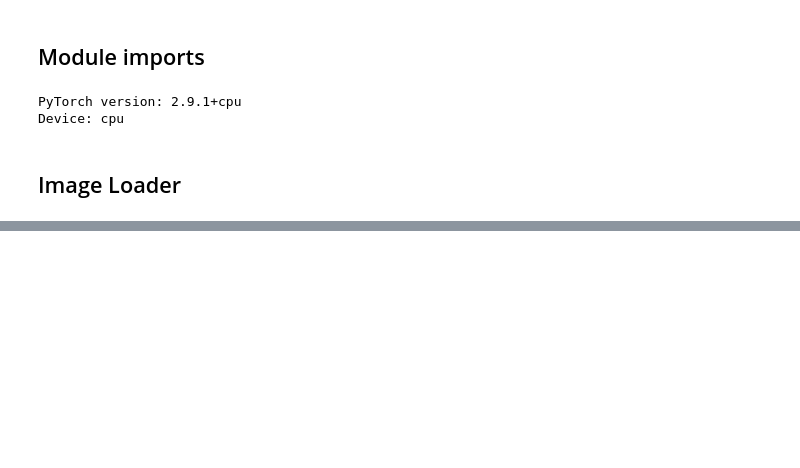
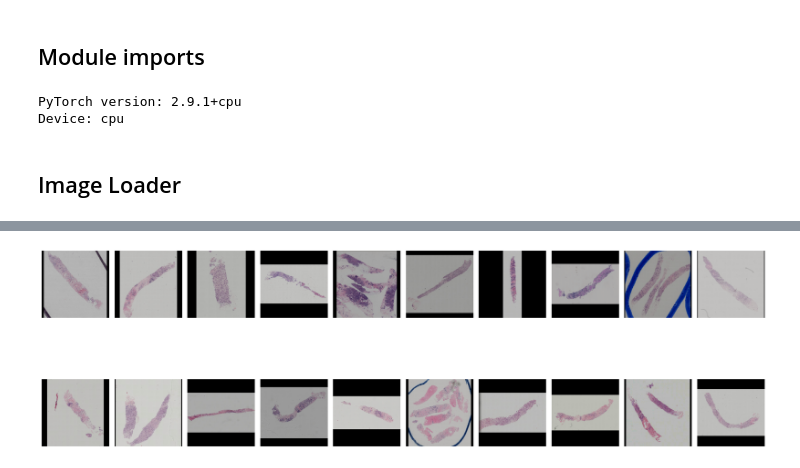
Before and after one commit to jonelrelucio/AN2DL-2025, a Jupyter notebook: challenge2/challenge2.ipynb, the cells around one changed output, grey strips where cells are left out. Saved outputs shown, nothing was run; the diff lists cells and outputs as text; code cells hidden in the pictures; blank space fills up the shorter version.

```diff
--- a/challenge2/challenge2.ipynb
+++ b/challenge2/challenge2.ipynb
@@ -65,11 +64,31 @@ def load_images_from_folder(folder, cache_path):
         img = cv2.imread(file_path)
         img = (img / 255.0).astype(np.float32)
         img = img[..., ::-1]
-        dim = min(img.shape[:-1])
+
         h, w = img.shape[:2]
-        img = img[(h - dim) // 2 : (h + dim) // 2, (w - dim) // 2 : (w + dim) // 2, :]
+
+        if h > w:
+            delta_w = h - w
+            top, bottom = 0, 0
+            left = delta_w // 2
+            right = delta_w - left
+        elif w > h:
+            delta_h = w - h
+            left, right = 0, 0
+            top = delta_h // 2
+            bottom = delta_h - top
+        else:
+            top, bottom, left, right = 0, 0, 0, 0
+
+        img = cv2.copyMakeBorder(
+            img, top, bottom, left, right,
+            cv2.BORDER_CONSTANT,
+            value=[0, 0, 0]
+        )
+
         img = cv2.resize(img, (hparams.IMAGE_SIZE, hparams.IMAGE_SIZE))
         images.append(img)
+
 
     final_array = np.array(images)
 
@@ -90 +124,14 @@ Cache found at 'cache/train_images_cache.npy'. Loading processed data...
 Loaded 2824 images for training
+# %%
+# Number of images to display
+num_img = 20
+
+fig, axes = plt.subplots(2, num_img//2, figsize=(20, 9))
+for i in range(num_img):
+    ax = axes[i%2, i%num_img//2]
+    ax.imshow(np.clip(train_images[i], 0, 1))
+    ax.axis('off')
+plt.tight_layout()
+plt.show()
+# %% [output]
+[figure, added]
```
Also changed, not shown: parts of 2 cells of this notebook.
